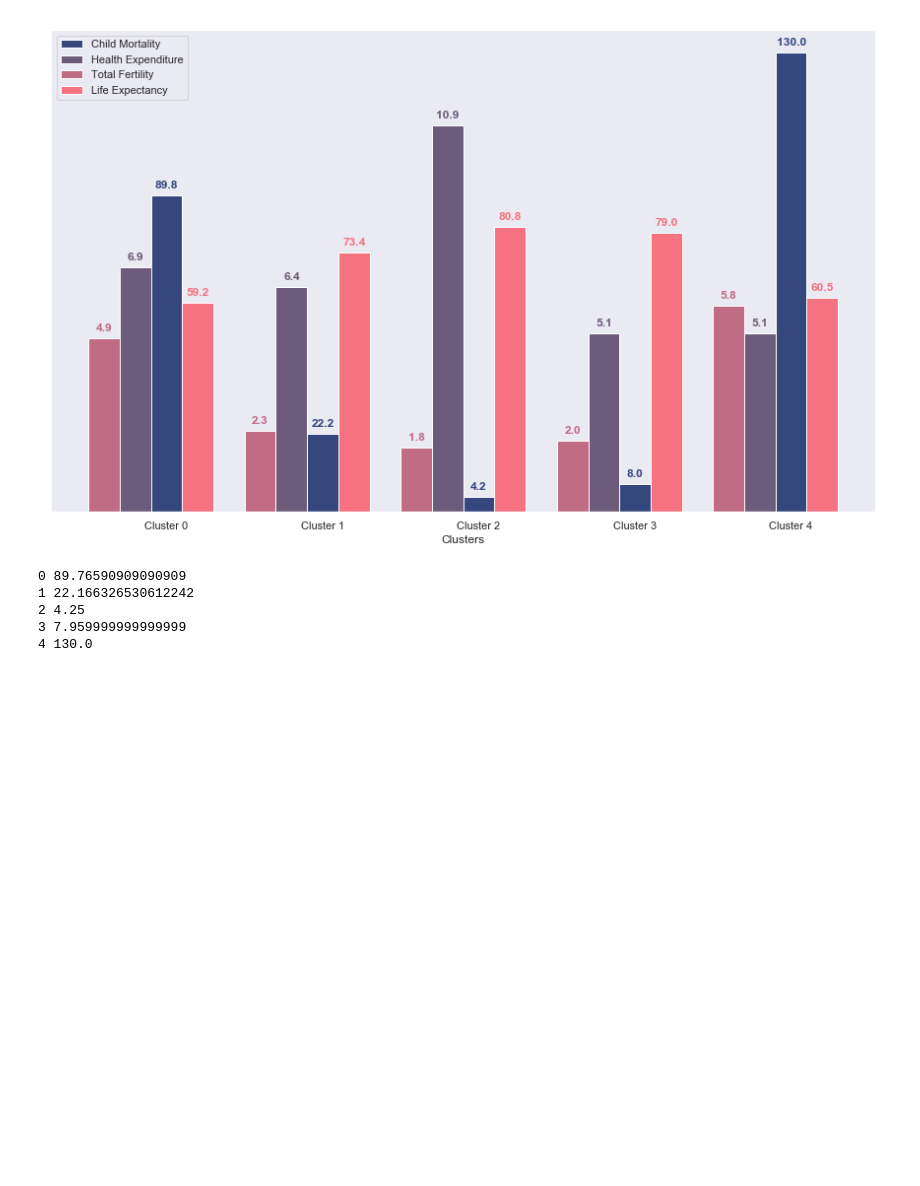
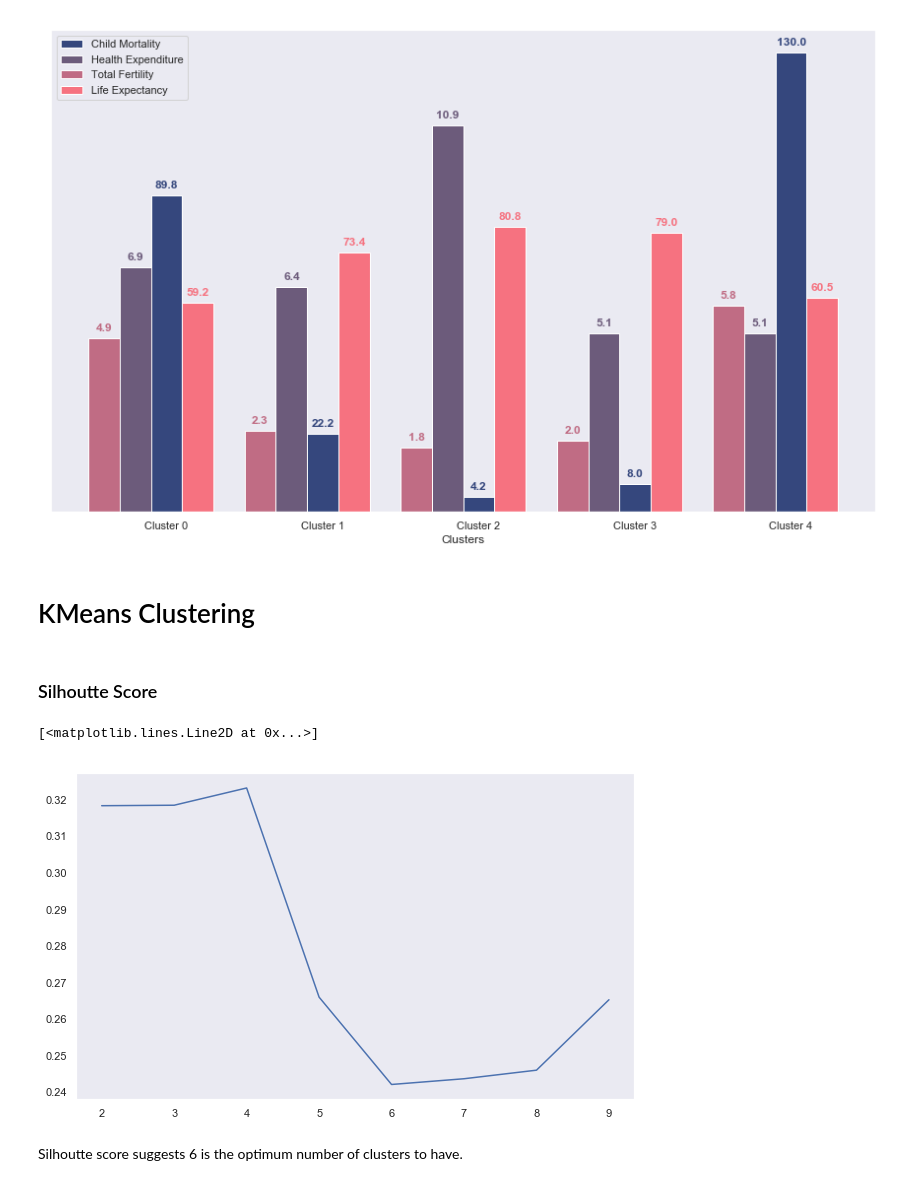
Before and after one commit to patwadeepak/help_country, a Jupyter notebook: Untitled.ipynb, the cells around one changed output. Drawn from its saved outputs; the diff is of its cells as text; code cells hidden in the pictures; blank space fills up the shorter version.

Commit message:
Silhoutte Analysis Done.

```diff
--- a/Untitled.ipynb
+++ b/Untitled.ipynb
@@ -286,17 +287,26 @@ plt.legend()
 # %% [output]
 <matplotlib.legend.Legend at 0x...>
 [figure]
-# %%
-for v, i in enumerate(avg['child_mort']):
-    print(str(v) + " "+ str(i))
-# %% [output]
-0 89.76590909090909
-1 22.166326530612242
-2 4.25
-3 7.959999999999999
-4 130.0
 # %%
 #[ax.text(v, i, '{:.2f}%'.format(100*v)) for i, v in enumerate(s)];
 # %%
 # it = iter(range(len(s)))
 # s.apply(lambda x: ax.text(x, next(it),'{:.2f}%'.format(100*x)));
+# %% [markdown]
+# KMeans Clustering
+# %% [markdown]
+### Silhoutte Score
+# %%
+from sklearn.cluster import KMeans
+from sklearn.metrics import silhouette_score
+sse_ = []
+for k in range(2,10):
+    kmeans = KMeans(n_clusters=k).fit(df_norm)
+    sse_.append([k,silhouette_score(df_norm, kmeans.labels_)])
+# %%
+plt.plot(pd.DataFrame(sse_)[0], pd.DataFrame(sse_)[1])
+# %% [output]
+[<matplotlib.lines.Line2D at 0x...>]
+[figure, added]
+# %% [markdown]
+Silhoutte score suggests 6 is the optimum number of clusters to have.
```
Also changed, not shown: parts of 1 cell of this notebook.
